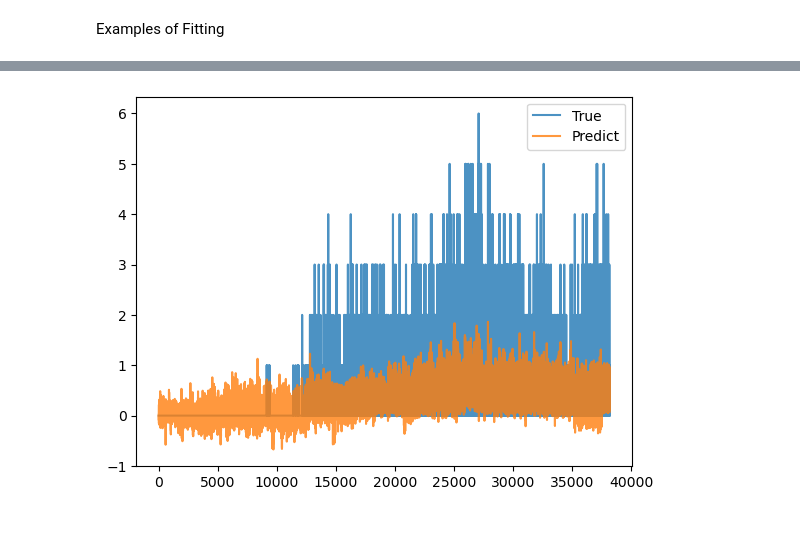
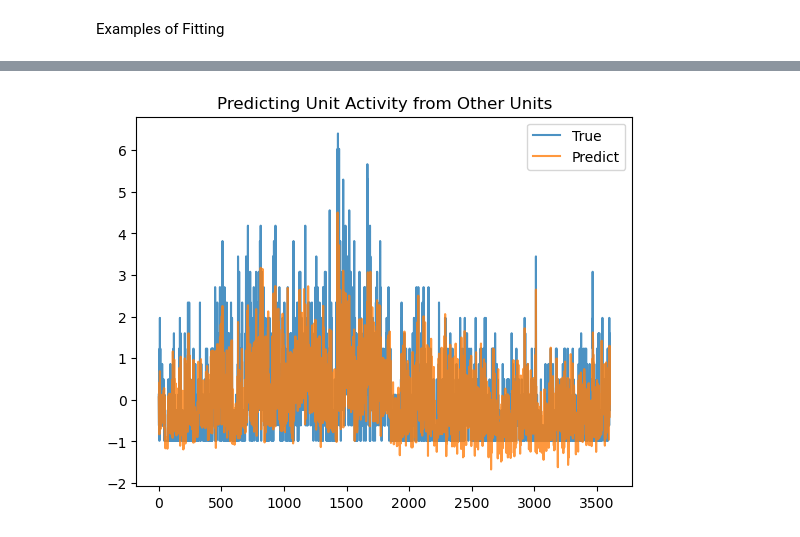
Before and after one commit to matt-wats/AMP3-Spring-2026-Project, a Jupyter notebook: example_fitting.ipynb, the cells around one changed output, grey strips where cells are left out. Saved outputs shown, nothing was run; the diff lists cells and outputs as text; code cells hidden in the pictures.

```diff
--- a/example_fitting.ipynb
+++ b/example_fitting.ipynb
@@ -122,3 +172,11 @@ reg.score(X, y)
+# %%
+plt.plot(Y, alpha=0.8, label="True")
+plt.plot(y_hat, alpha=0.8, label="Predict")
+plt.legend()
+plt.title("Predicting Unit Activity from Other Units")
+plt.show()
+# %% [output]
+[figure, added]
 # %%
 # I couldn't get this to run quickly, but maybe you can
 
@@ -129,10 +187,3 @@ reg.score(X, y)
 # krr.fit(X, y)
 # y_hat_krr = reg.predict(X)
 # krr.score(X, y)
-# %%
-plt.plot(y, alpha=0.8, label="True")
-plt.plot(y_hat, alpha=0.8, label="Predict")
-plt.legend()
-plt.show()
-# %% [output]
-[figure, removed]
```
Also changed, not shown: parts of 19 cells of this notebook.
